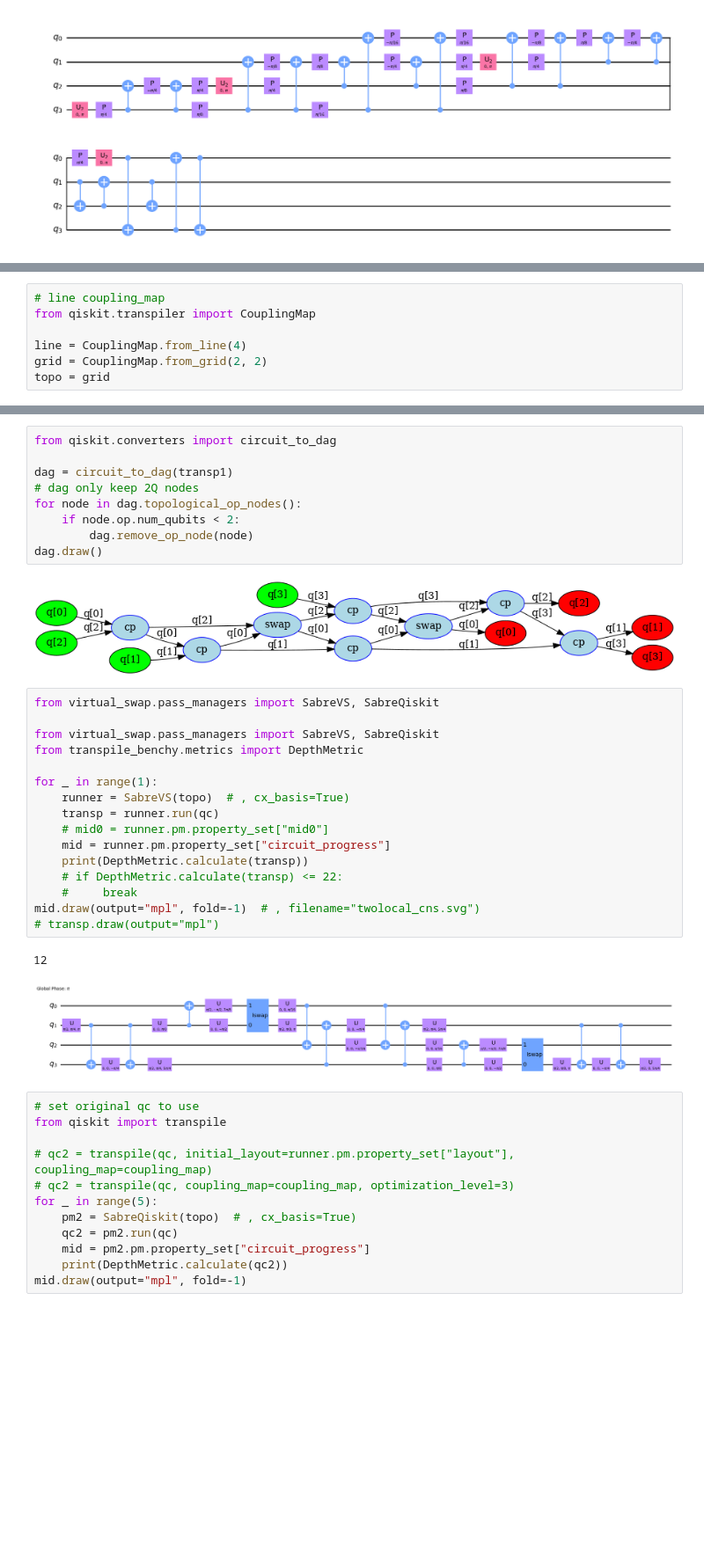
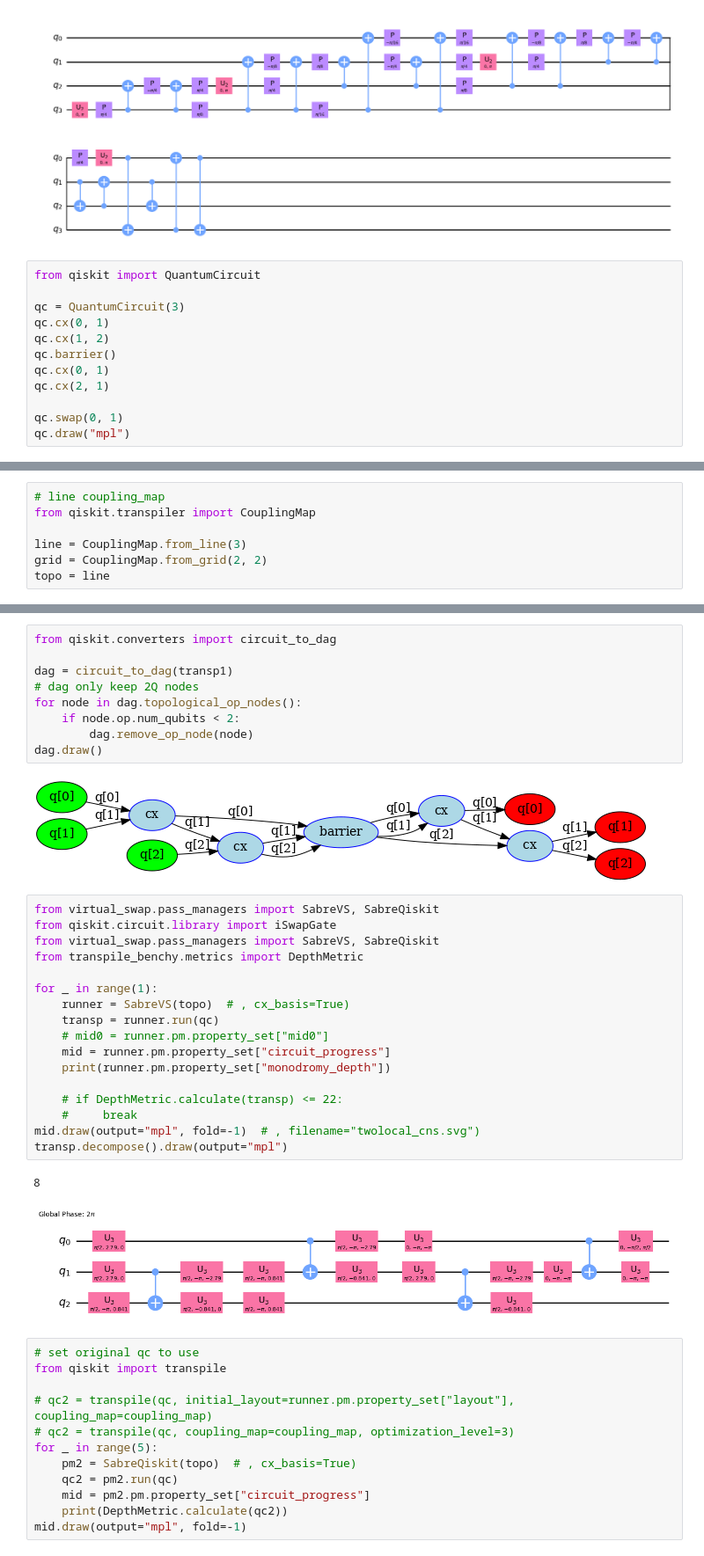
Before and after one commit to Pitt-JonesLab/mirror-gates, a Jupyter notebook: src/notebooks/circuit_dag.ipynb, the cells around one changed output, grey strips where cells are left out. Shown at 88% size. Saved outputs shown, nothing was run; the diff lists cells and outputs as text; blank space fills up the shorter version.

```diff
--- a/src/notebooks/circuit_dag.ipynb
+++ b/src/notebooks/circuit_dag.ipynb
@@ -8,3 +106,15 @@ qc = QFT(4).decompose()
 qc.decompose().draw(output="mpl")  # , filename="twolocal_base.svg")
 # %% [output]
 [figure]
+# %%
+from qiskit import QuantumCircuit
+
+qc = QuantumCircuit(3)
+qc.cx(0, 1)
+qc.cx(1, 2)
+qc.barrier()
+qc.cx(0, 1)
+qc.cx(2, 1)
+
+qc.swap(0, 1)
+qc.draw("mpl")
@@ -12,9 +124,9 @@ qc.decompose().draw(output="mpl")  # , filename="twolocal_base.svg")
 # line coupling_map
 from qiskit.transpiler import CouplingMap
 
-line = CouplingMap.from_line(4)
+line = CouplingMap.from_line(3)
 grid = CouplingMap.from_grid(2, 2)
-topo = grid
+topo = line
 # %%
 from qiskit import transpile
 
@@ -34,26 +146,27 @@ for node in dag.topological_op_nodes():
         dag.remove_op_node(node)
 dag.draw()
 # %% [output]
-[figure, old version]
+[figure, new version]
 # %%
 from virtual_swap.pass_managers import SabreVS, SabreQiskit
-
+from qiskit.circuit.library import iSwapGate
 from virtual_swap.pass_managers import SabreVS, SabreQiskit
 from transpile_benchy.metrics import DepthMetric
 
 for _ in range(1):
     runner = SabreVS(topo)  # , cx_basis=True)
     transp = runner.run(qc)
     # mid0 = runner.pm.property_set["mid0"]
     mid = runner.pm.property_set["circuit_progress"]
-    print(DepthMetric.calculate(transp))
+    print(runner.pm.property_set["monodromy_depth"])
+
     # if DepthMetric.calculate(transp) <= 22:
     #     break
 mid.draw(output="mpl", fold=-1)  # , filename="twolocal_cns.svg")
-# transp.draw(output="mpl")
+transp.decompose().draw(output="mpl")
 # %% [output]
-12
+8
-[figure, old version]
+[figure, new version]
 # %%
 # set original qc to use
 from qiskit import transpile
```
Also changed, not shown: parts of 12 cells of this notebook, 17 other files.
